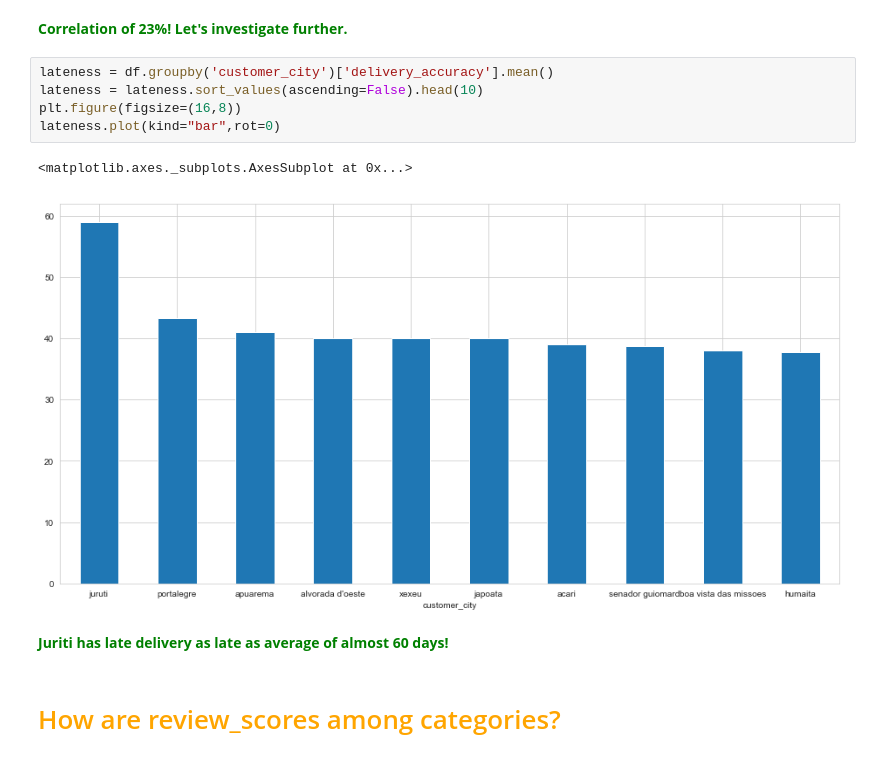
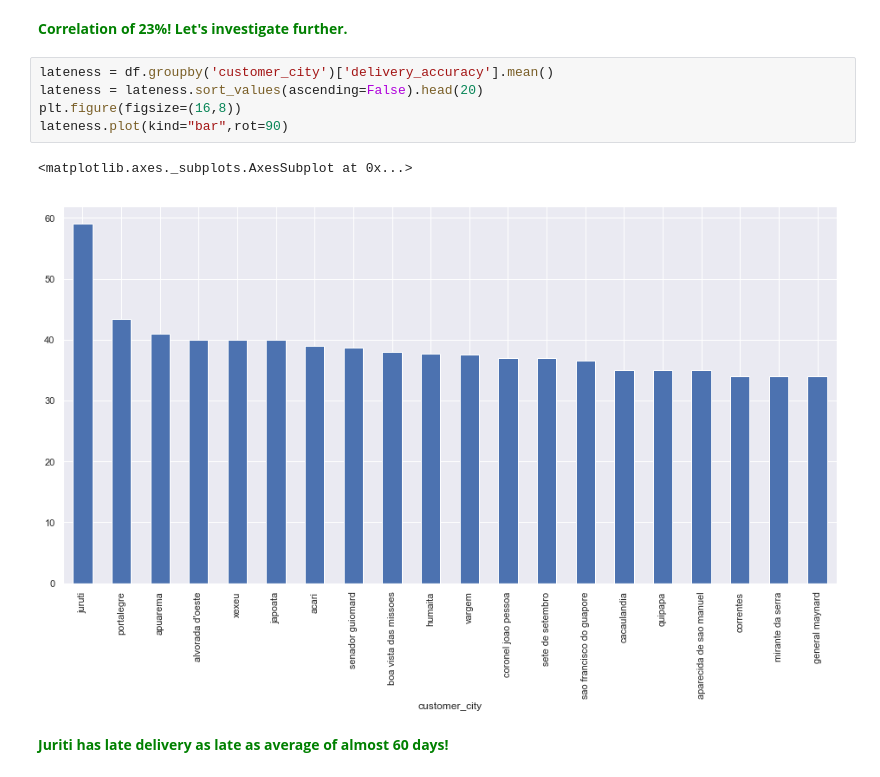
Before and after one commit to elyselam/Ecommerce-Store, a Jupyter notebook: OSI.ipynb, the cells around one changed output. Drawn from its saved outputs; the diff is of its cells as text.

```diff
--- a/OSI.ipynb
+++ b/OSI.ipynb
@@ -223,13 +245,11 @@ sns.heatmap(cor, annot=True, linewidths=0.5)
 **<span style="color:green">Correlation of 23%! Let's investigate further.<span>**
 # %%
 lateness = df.groupby('customer_city')['delivery_accuracy'].mean()
-lateness = lateness.sort_values(ascending=False).head(10)
+lateness = lateness.sort_values(ascending=False).head(20)
 plt.figure(figsize=(16,8))
-lateness.plot(kind="bar",rot=0)
+lateness.plot(kind="bar",rot=90)
 # %% [output]
 <matplotlib.axes._subplots.AxesSubplot at 0x...>
-[figure, old version]
+[figure, new version]
 # %% [markdown]
 **<span style="color:green">Juriti has late delivery as late as average of almost 60 days!<span>**
-# %% [markdown]
-# <span style="color:orange">How are review_scores among categories?<span>
```
Also changed, not shown: parts of 9 cells of this notebook.
